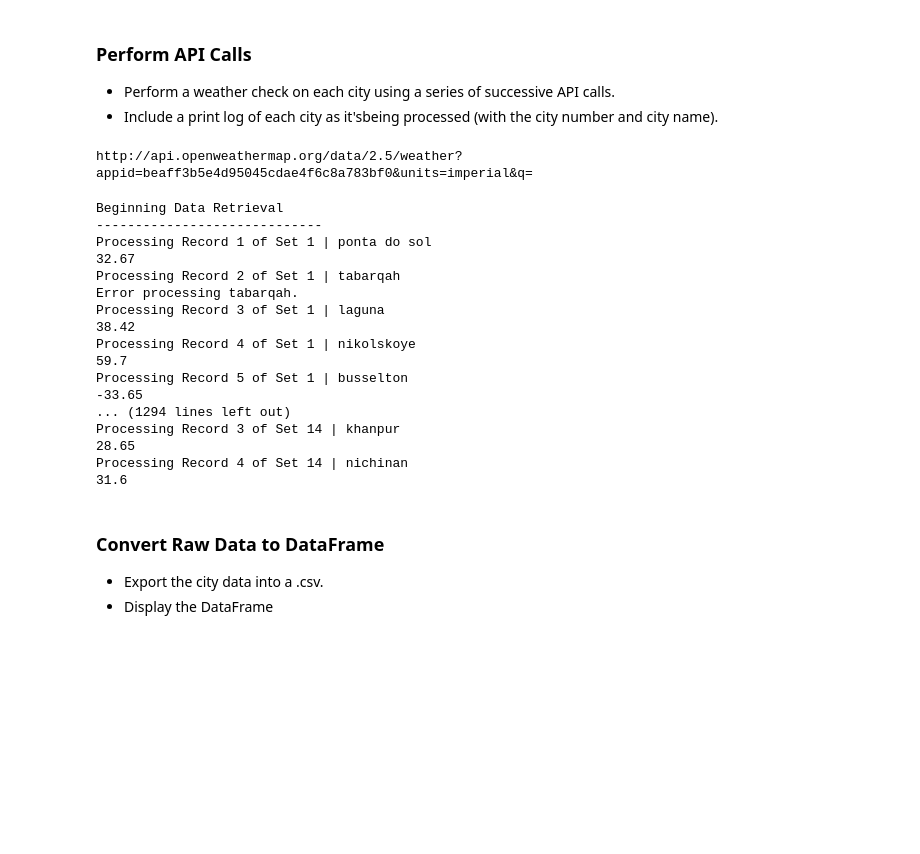
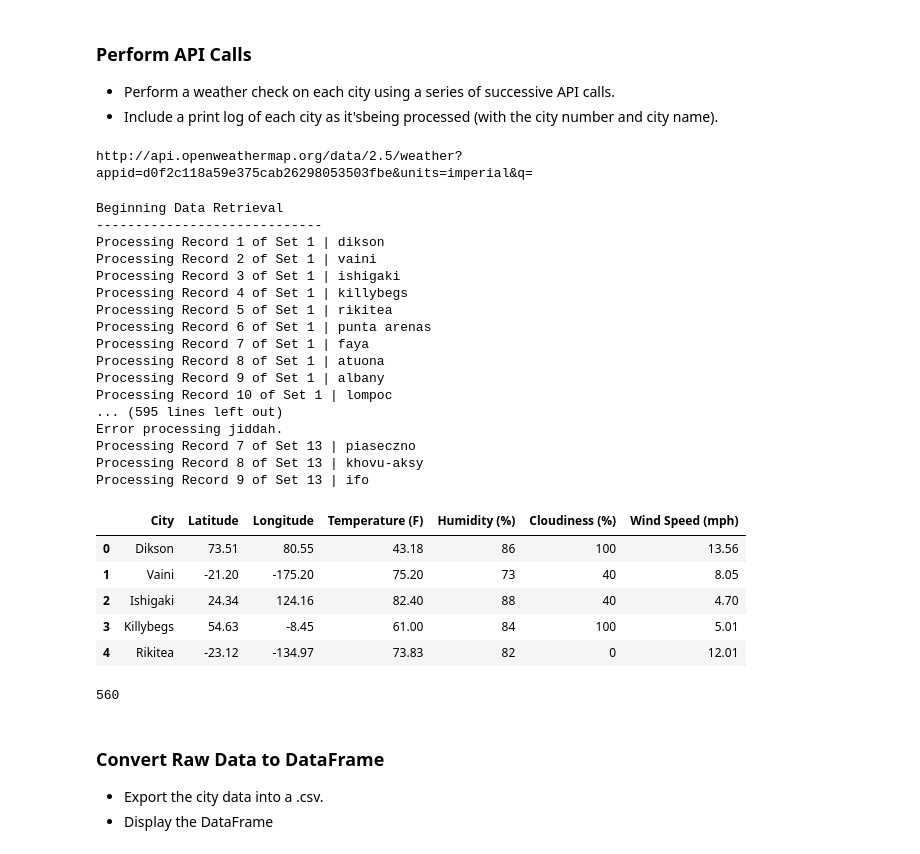
Before and after one commit to BNY-Lemon/python-api-challenge, a Jupyter notebook: WeatherPy/WeatherPy.ipynb, the cells around one changed output. Drawn from its saved outputs; the diff is of its cells as text; code cells hidden in the pictures; blank space fills up the shorter version.

```diff
--- a/WeatherPy/WeatherPy.ipynb
+++ b/WeatherPy/WeatherPy.ipynb
@@ -64,45 +64,74 @@ len(cities)
 url = "http://api.openweathermap.org/data/2.5/weather?"
 units = "imperial"
 # Build partial query URL
-query_url = f"{url}appid={weather_api_key}&units={units}&q="
+query_url = f"{url}appid={weather_api_key_ben}&units={units}&q="
 print(query_url)
 # %% [output]
-http://api.openweathermap.org/data/2.5/weather?appid=beaff3b5e4d95045cdae4f6c8a783bf0&units=imperial&q=
+http://api.openweathermap.org/data/2.5/weather?appid=d0f2c118a59e375cab26298053503fbe&units=imperial&q=
 # %%
 #Loop over cities
 #f string to structure
 #use mod for record
-#use
+# Data Frame for later
+
+city_api_df = pd.DataFrame(columns=["City","Latitude", "Longitude", "Temperature (F)", "Humidity (%)", "Cloudiness (%)", "Wind Speed (mph)"])
 print(f"Beginning Data Retrieval\n" \
 "-----------------------------")
 counter = 0
 records = 50
 for city in cities:
+    current_record = (counter % records) + 1
+    current_set = math.ceil((counter + 1) / records)
     try:
-        response = requests.get(query_url + city).json()
-        print(f"Processing Record {(counter % records) + 1} of Set {math.ceil((counter + 1) / records)} | {city}")
-        print(response['coord']['lat'])
-    except:
+        response = requests.get(query_url + str(city)).json()
+        if response["cod"] == 200:
+            print(f"Processing Record {current_record} of Set {current_set} | {city}")
+            city_api_df = city_api_df.append({
+                "City": response["name"],
+                "Latitude": response["coord"]["lat"],
+                "Longitude": response["coord"]["lon"],
+                "Temperature (F)": response["main"]["temp"],
+                "Humidity (%)": response["main"]["humidity"],
+                "Cloudiness (%)": response["clouds"]["all"],
+                "Wind Speed (mph)": response["wind"]["speed"]
+            }, ignore_index=True)
+        else:
+            raise ValueError()
+    except ValueError:
         print(f"Error processing {city}.")
     counter += 1
 # %% [output]
 Beginning Data Retrieval
 -----------------------------
-Processing Record 1 of Set 1 | ponta do sol
-32.67
-Processing Record 2 of Set 1 | tabarqah
-Error processing tabarqah.
-Processing Record 3 of Set 1 | laguna
-38.42
-Processing Record 4 of Set 1 | nikolskoye
-59.7
-Processing Record 5 of Set 1 | busselton
--33.65
-... (1294 lines left out)
-Processing Record 3 of Set 14 | khanpur
-28.65
-Processing Record 4 of Set 14 | nichinan
-31.6
+Processing Record 1 of Set 1 | dikson
+Processing Record 2 of Set 1 | vaini
+Processing Record 3 of Set 1 | ishigaki
+Processing Record 4 of Set 1 | killybegs
+Processing Record 5 of Set 1 | rikitea
+Processing Record 6 of Set 1 | punta arenas
+Processing Record 7 of Set 1 | faya
+Processing Record 8 of Set 1 | atuona
+Processing Record 9 of Set 1 | albany
+Processing Record 10 of Set 1 | lompoc
+... (595 lines left out)
+Error processing jiddah.
+Processing Record 7 of Set 13 | piaseczno
+Processing Record 8 of Set 13 | khovu-aksy
+Processing Record 9 of Set 13 | ifo
+# %%
+city_api_df.head()
+# %% [output]
+|  | City | Latitude | Longitude | Temperature (F) | Humidity (%) | Cloudiness (%) | Wind Speed (mph) |
+| 0 | Dikson | 73.51 | 80.55 | 43.18 | 86 | 100 | 13.56 |
+| 1 | Vaini | -21.20 | -175.20 | 75.20 | 73 | 40 | 8.05 |
+| 2 | Ishigaki | 24.34 | 124.16 | 82.40 | 88 | 40 | 4.70 |
+| 3 | Killybegs | 54.63 | -8.45 | 61.00 | 84 | 100 | 5.01 |
+| 4 | Rikitea | -23.12 | -134.97 | 73.83 | 82 | 0 | 12.01 |
+# %%
+# Testing code above, bug fixing except not triggering.
+len(city_api_df)
+# %% [output]
+560
 # %% [markdown]
 ### Convert Raw Data to DataFrame
 * Export the city data into a .csv.
```
Also changed, not shown: parts of 26 cells of this notebook, 1 other file.
